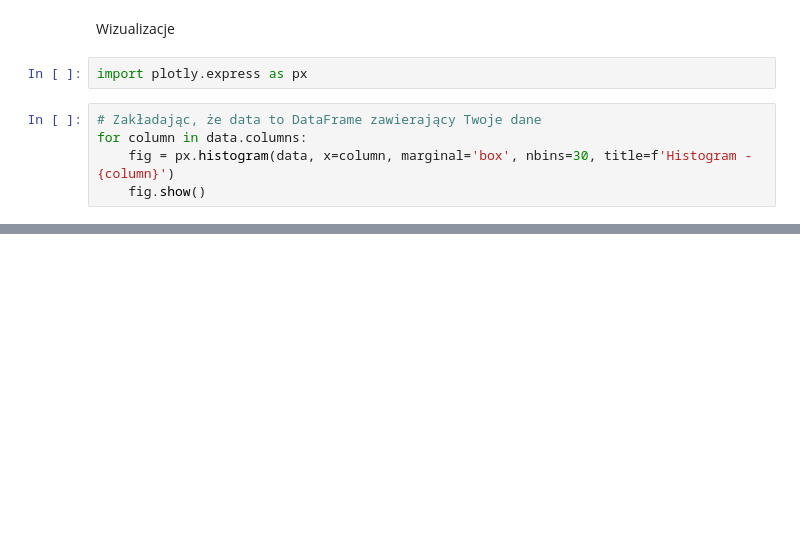
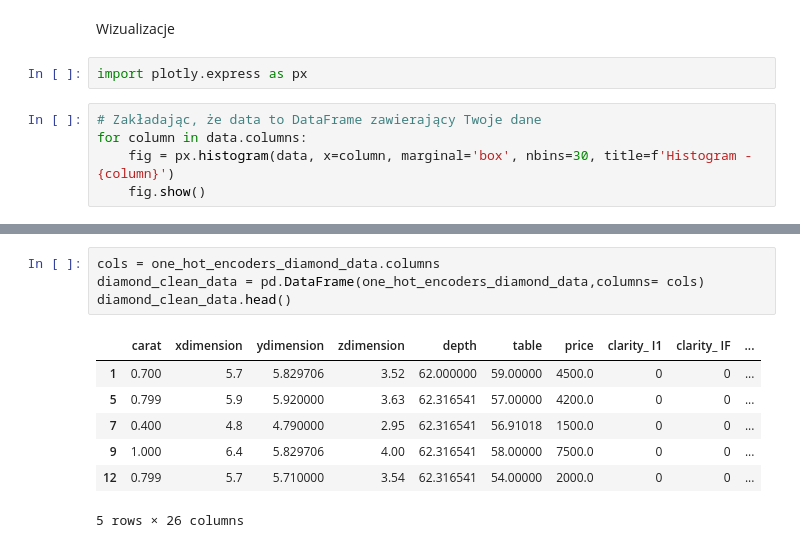
Before and after one commit to s32225/PAD_cw, a Jupyter notebook: projektowa praca domowa/main.ipynb, the cells around one changed output, grey strips where cells are left out. Cells and saved outputs as stored; diff of their text form; blank space fills up the shorter version.

```diff
--- a/projektowa praca domowa/main.ipynb
+++ b/projektowa praca domowa/main.ipynb
@@ -351,0 +430,12 @@ kk
+# %%
+cols = one_hot_encoders_diamond_data.columns
+diamond_clean_data = pd.DataFrame(one_hot_encoders_diamond_data,columns= cols)
+diamond_clean_data.head()
+# %% [output]
+|  | carat | xdimension | ydimension | zdimension | depth | table | price | clarity_ I1 | clarity_ IF | ... |
+| 1 | 0.700 | 5.7 | 5.829706 | 3.52 | 62.000000 | 59.00000 | 4500.0 | 0 | 0 | ... |
+| 5 | 0.799 | 5.9 | 5.920000 | 3.63 | 62.316541 | 57.00000 | 4200.0 | 0 | 0 | ... |
+| 7 | 0.400 | 4.8 | 4.790000 | 2.95 | 62.316541 | 56.91018 | 1500.0 | 0 | 0 | ... |
+| 9 | 1.000 | 6.4 | 5.829706 | 4.00 | 62.316541 | 58.00000 | 7500.0 | 0 | 0 | ... |
+| 12 | 0.799 | 5.7 | 5.710000 | 3.54 | 62.316541 | 54.00000 | 2000.0 | 0 | 0 | ... |
+5 rows × 26 columns
```
Also changed, not shown: parts of 19 cells of this notebook.
